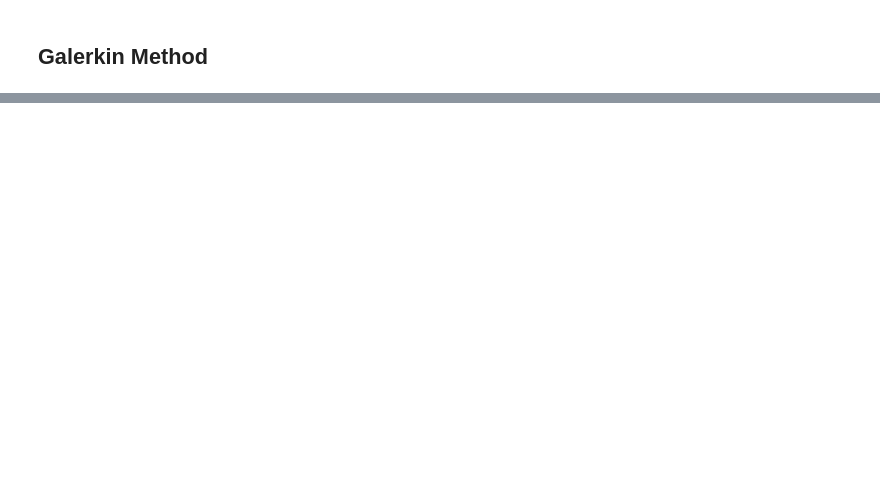
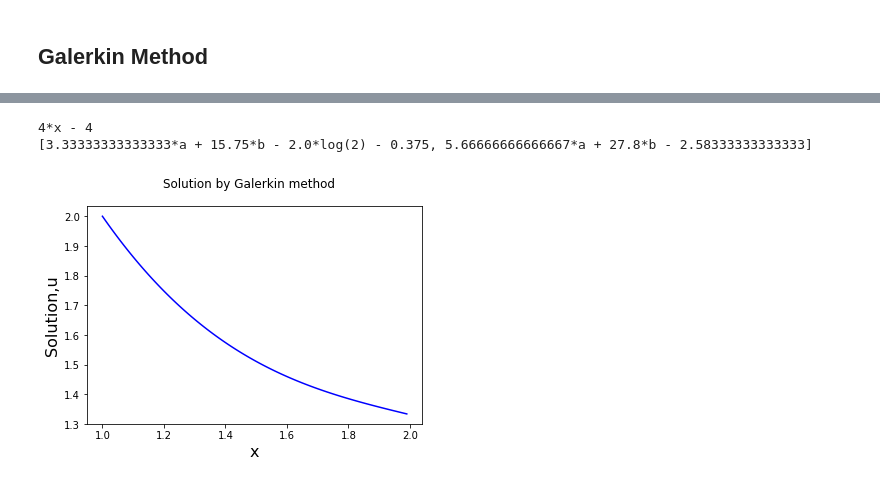
Before and after one commit to nimRobotics/CFD, a Jupyter notebook: FEM/Assignment_1_ME5102.ipynb, the cells around one changed output, grey strips where cells are left out. Drawn from its saved outputs; the diff is of its cells as text; code cells hidden in the pictures; blank space fills up the shorter version.

```diff
--- a/FEM/Assignment_1_ME5102.ipynb
+++ b/FEM/Assignment_1_ME5102.ipynb
@@ -48,0 +114,29 @@ x =  4.89389362525
+# %%
+from sympy import *
+import matplotlib.pyplot as plt
+import numpy as np
+import matplotlib.patches as mpatches
+
+a_gal = Symbol('a')
+b_gal = Symbol('b')
+x_gal = Symbol('x')
+eqn_gal =[]
+r_gal = -0.25+4*(x_gal-1)*a_gal+3*(3*(x_gal**2)-4)*b_gal-(2/(x_gal**2))
+print(diff(r_gal,a_gal))
+eqn_gal.append(integrate(r_gal*x_gal, (x_gal, 1, 2)))
+eqn_gal.append(integrate(r_gal*x_gal*x_gal, (x_gal, 1, 2)))
+print(eqn_gal)
+z_gal = solve(eqn_gal, [a_gal,b_gal])
+
+x = np.arange(1, 2., 0.01)
+u_gal = 2 - 0.25*(x-1)+(x-1)*(x-3)*z_gal.get(a_gal)+(x-1)*((x**2)+x-11)*z_gal.get(b_gal)
+plt.plot(x, u_gal , color='b')
+plt.xlabel('x', fontsize=16)
+plt.ylabel('Solution,u', fontsize=16)
+plt.suptitle('Solution by Galerkin method')
+
+plt.show()
+# %% [output]
+4*x - 4
+[3.33333333333333*a + 15.75*b - 2.0*log(2) - 0.375, 5.66666666666667*a + 27.8*b - 2.58333333333333]
+[figure, added]
```
Also changed, not shown: parts of 14 cells of this notebook, 45 other files.
